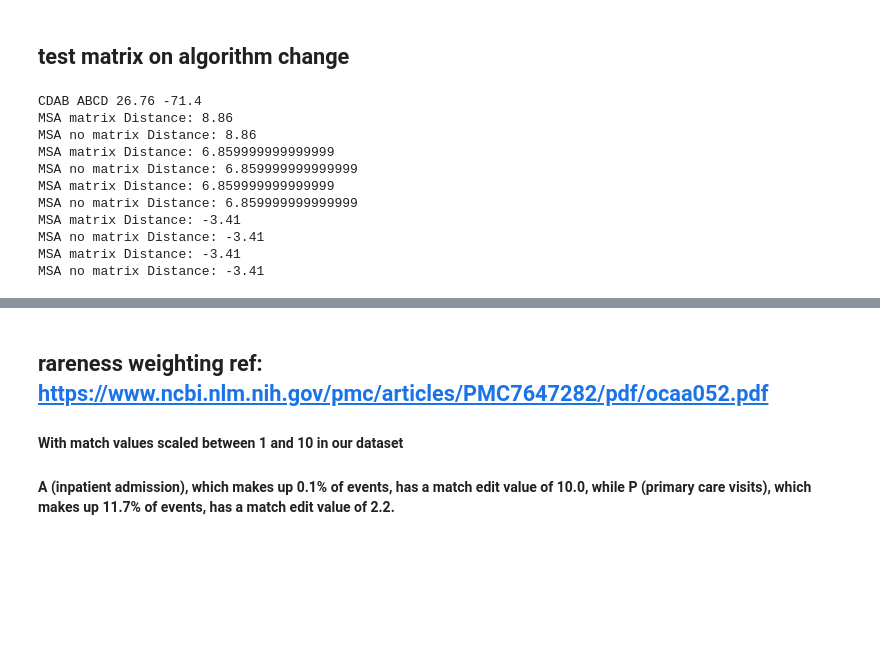
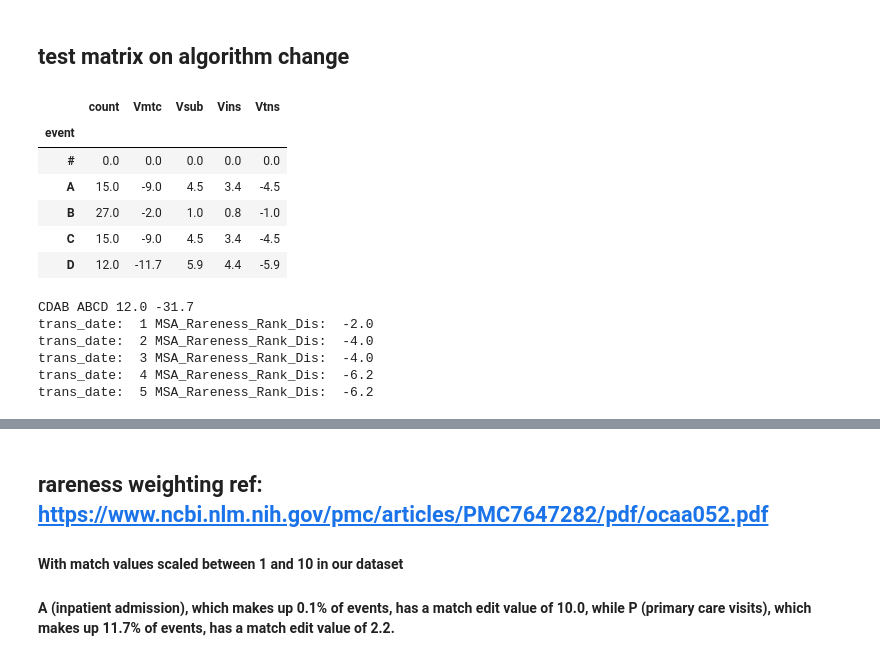
Before and after one commit to lux563624348/Multi_Sequence_Alignment, a Jupyter notebook: multi_alignment.ipynb, the cells around one changed output, grey strips where cells are left out. Cells and saved outputs as stored; diff of their text form; code cells hidden in the pictures; blank space fills up the shorter version.

Commit message:
Finalize Rareness work directly

```diff
--- a/multi_alignment.ipynb
+++ b/multi_alignment.ipynb
@@ -82,2 +202,17 @@ def Levenshtein_Distance_with_Transposition_Date_No_Matrix(seq1, seq2, dates1, d
+# %%
+Path_data = "demo_Input_File.tsv"
+col_ID = 'ID'
+col_time = 'date'
+col_seq = 'event'
+max_transposition_date = 10
+df_tem = pd.read_csv(Path_data, sep='\t')
+df_tem.loc[:, 'date'] = pd.to_datetime(df_tem.loc[:, col_time])
+
+df_rareness_weighted = pd.DataFrame(data = df_tem.loc[:, col_seq].value_counts())
+df_rareness_weighted = df_rareness_weighted[df_rareness_weighted.index.to_series().apply(If_contain_letter)]
+df_rareness_weighted = Return_Rareness_Weighted_Matrix(df_rareness_weighted)
+## for each person, merge events if happen within a date #df_p1.drop_duplicates()
+df_groups = df_tem.groupby(col_ID)
+IDs = list(df_groups.groups.keys())
 # %% [markdown]
 ## test matrix on algorithm change
@@ -173,0 +219,12 @@ def Levenshtein_Distance_with_Transposition_Date_No_Matrix(seq1, seq2, dates1, d
+# %%
+cols = ["#", "H", "I", "T", "U"]
+cols = ["#"] + [char for char in seq2]
+df_rareness_weighted.loc[cols, :]
+# %% [output]
+|  | count | Vmtc | Vsub | Vins | Vtns |
+| event |  |  |  |  |  |
+| # | 0.0 | 0.0 | 0.0 | 0.0 | 0.0 |
+| A | 15.0 | -9.0 | 4.5 | 3.4 | -4.5 |
+| B | 27.0 | -2.0 | 1.0 | 0.8 | -1.0 |
+| C | 15.0 | -9.0 | 4.5 | 3.4 | -4.5 |
+| D | 12.0 | -11.7 | 5.9 | 4.4 | -5.9 |
@@ -174,49 +253,24 @@ def Levenshtein_Distance_with_Transposition_Date_No_Matrix(seq1, seq2, dates1, d
 # %%
-dict_matrix = sub_matrix.df_matrix.to_dict('index')
-dict_rareness_matrix = df_rareness_weighted.to_dict('index')
-#'''
-seq1 = [('C', date(2024, 1, 1)),('D', date(2024, 1, 1)), ('A', date(2024, 1, 1)), ('B', date(2024, 1, 2))]#, ('F', date(2024, 1, 5))]
-seq2 = [('A', date(2024, 1, 1)),('B', date(2024, 1, 1)), ('C', date(2024, 1, 3)), ('D', date(2024, 1, 4))]#, ('E', date(2024, 1, 5))]
-
-df_seq1 = pd.DataFrame(data = seq1, columns= ["dx", "date"]).sort_values('date')
-df_seq2 = pd.DataFrame(data = seq2, columns= ["dx", "date"]).sort_values('date')
-seq1 = ''.join(df_seq1.dx)
-date1 = df_seq1.date.values
-seq2 = ''.join(df_seq2.dx)
-date2 = df_seq2.date.values
-#'''
-
 seq1_penal = [dict_rareness_matrix[char]['Vins'] for char in seq1] #[dict_matrix[char]["#"] for char in seq1]
 seq2_penal = [dict_rareness_matrix[char]['Vins'] for char in seq2]# [dict_matrix[char]["#"] for char in seq2]
-
 seq1_match = [dict_rareness_matrix[char]['Vmtc'] for char in seq1] #[dict_matrix[char][char] for char in seq1]
 seq2_match = [dict_rareness_matrix[char]['Vmtc'] for char in seq2]
 
-dis_max, dis_min = max(sum(seq1_penal), sum(seq2_penal)), min(sum(seq1_match), sum(seq2_match))
-
+dis_max, dis_min = round(max(sum(seq1_penal), sum(seq2_penal)), 1), round(min(sum(seq1_match), sum(seq2_match)),1)
 print (seq1, seq2, dis_max, dis_min)
 
-for i in range(5):
+for i in range(1, 6):
     trans_date = i
-    distance, distance_matrix = Levenshtein_Distance_with_Transposition_Date_Final(seq1, seq2, date1, date2, dict_matrix, trans_date)
-    print ("MSA matrix Distance:", distance)#, distance_matrix)
-
-
-    distance, distance_matrix = Levenshtein_Distance_with_Transposition_Date_No_Matrix(seq1, seq2, date1, date2, dict_rareness_matrix, trans_date)
-    print ("MSA no matrix Distance:", distance)#, distance_matrix)
-    #print (pd.DataFrame(data = distance_matrix, columns = ["#"]+ list(df_seq2.dx.values), index = ["#"]+ list(df_seq1.dx.values)))
+    #distance, distance_matrix = Levenshtein_Distance_with_Transposition_Date_Final(seq1, seq2, date1, date2, dict_matrix, trans_date)
+    #print ("MSA matrix Distance:", distance)
+    distance, distance_matrix = Levenshtein_Distance_with_Transposition_Date_Rareness(seq1, seq2, date1, date2, dict_rareness_matrix, trans_date)
+    print ("trans_date: ", trans_date, "MSA_Rareness_Rank_Dis: ", distance)
+    #print (pd.DataFrame(data = distance_matrix, columns = ["#"]+ list(df_seq2.loc[:, col_seq].values), index = ["#"]+ list(df_seq1.loc[:, col_seq].values)))
 #Similarity = Normalize_Levenshtein_Distance_Score(seq1, seq2, date1, date2, dict_matrix, 10)
-#distance, distance_matrix = Levenshtein_Distance_with_Transposition_Date_No_Matrix(seq1, seq2, date1, date2, dict_rareness_matrix, trans_date)
-#print ("Distance:", distance, distance_matrix)
 # %% [output]
-CDAB ABCD 26.76 -71.4
-MSA matrix Distance: 8.86
-MSA no matrix Distance: 8.86
-MSA matrix Distance: 6.859999999999999
-MSA no matrix Distance: 6.859999999999999
-MSA matrix Distance: 6.859999999999999
-MSA no matrix Distance: 6.859999999999999
-MSA matrix Distance: -3.41
-MSA no matrix Distance: -3.41
-MSA matrix Distance: -3.41
-MSA no matrix Distance: -3.41
+CDAB ABCD 12.0 -31.7
+trans_date:  1 MSA_Rareness_Rank_Dis:  -2.0
+trans_date:  2 MSA_Rareness_Rank_Dis:  -4.0
+trans_date:  3 MSA_Rareness_Rank_Dis:  -4.0
+trans_date:  4 MSA_Rareness_Rank_Dis:  -6.2
+trans_date:  5 MSA_Rareness_Rank_Dis:  -6.2
```
Also changed, not shown: parts of 9 cells of this notebook, 5 other files.
